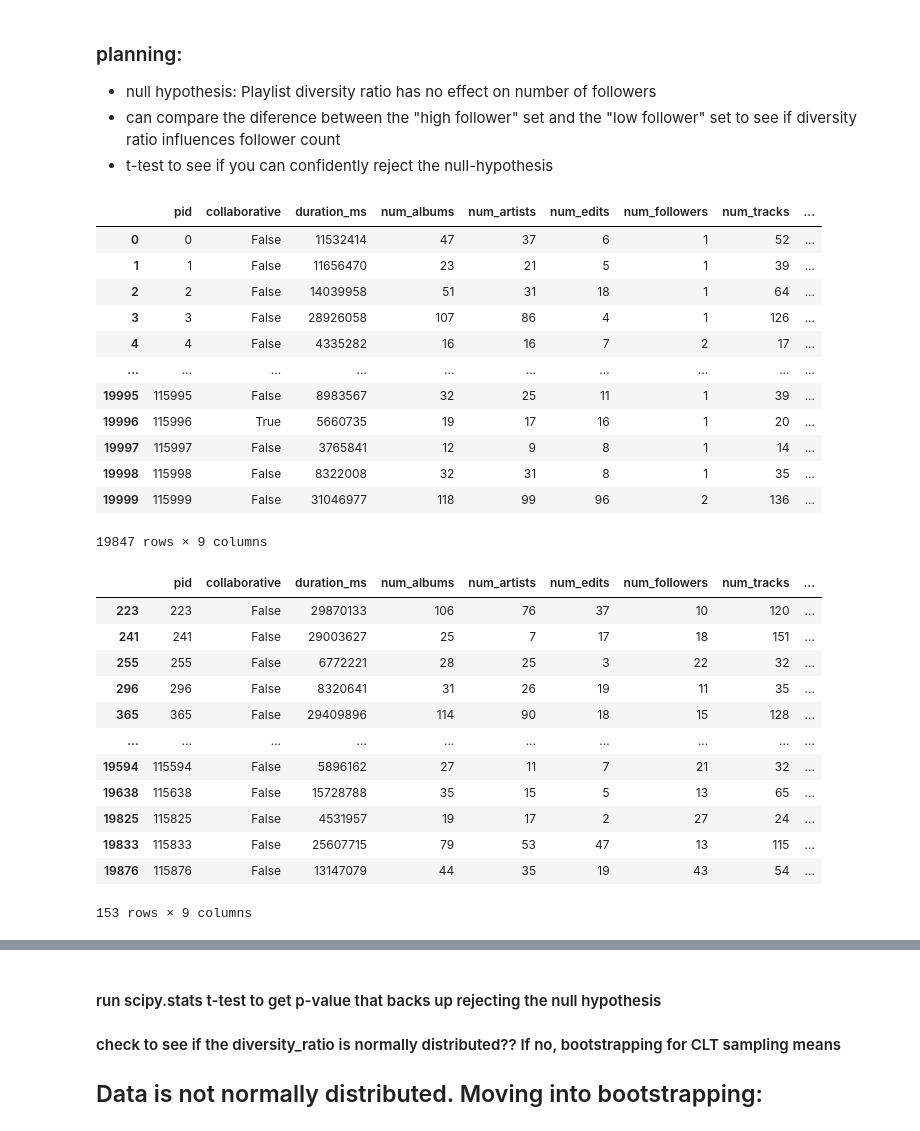
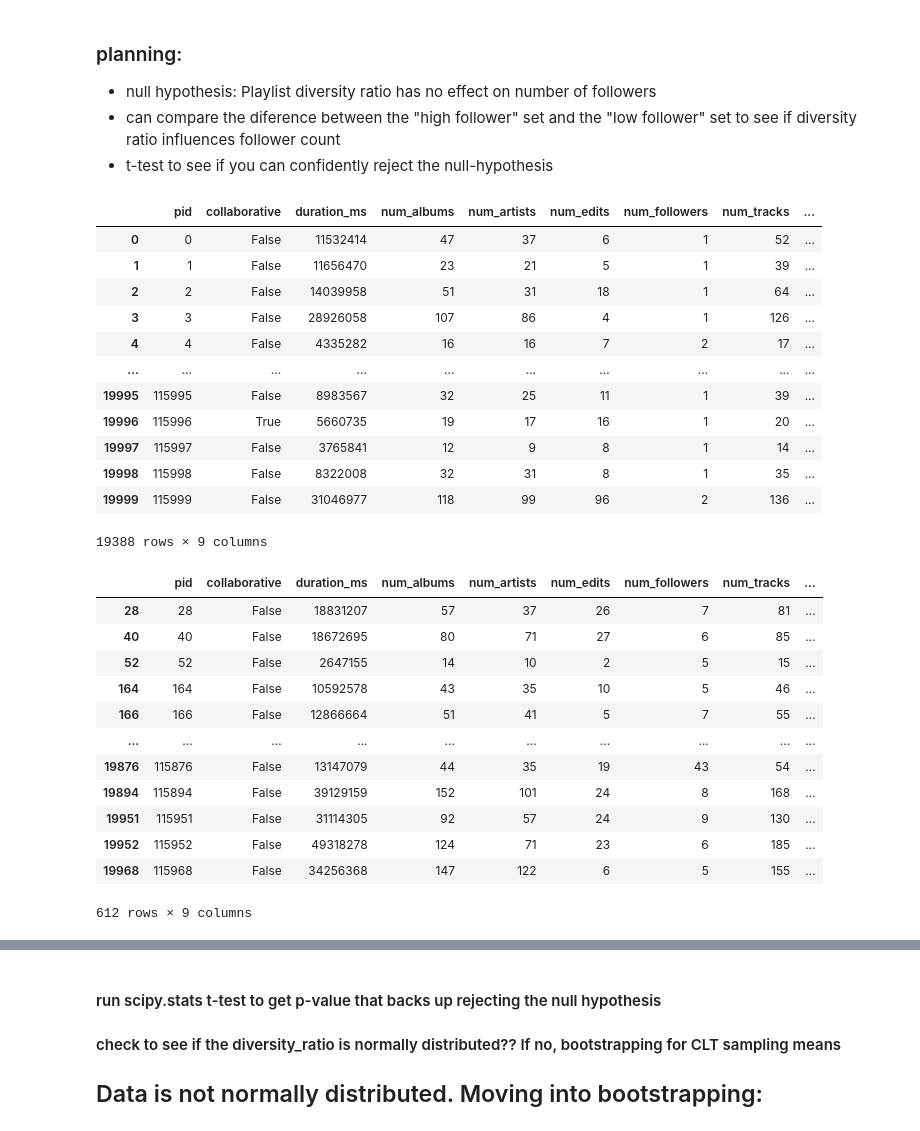
Before and after one commit to chris-stellato/capstone1, a Jupyter notebook: visuals_capstone1_day3.ipynb, the cells around one changed output, grey strips where cells are left out. Drawn from its saved outputs; the diff is of its cells as text; code cells hidden in the pictures.

```diff
--- a/visuals_capstone1_day3.ipynb
+++ b/visuals_capstone1_day3.ipynb
@@ -54,7 +54,7 @@ plt.tight_layout()
 - can compare the diference between the "high follower" set and the "low follower" set to see if diversity ratio influences follower count
 - t-test to see if you can confidently reject the null-hypothesis
 # %%
-less_than = df[df['num_followers'] < 10]
+less_than = df[df['num_followers'] < 5]
 less_than
 # %% [output]
 |  | pid | collaborative | duration_ms | num_albums | num_artists | num_edits | num_followers | num_tracks | ... |
@@ -69,24 +69,24 @@ less_than
 | 19997 | 115997 | False | 3765841 | 12 | 9 | 8 | 1 | 14 | ... |
 | 19998 | 115998 | False | 8322008 | 32 | 31 | 8 | 1 | 35 | ... |
 | 19999 | 115999 | False | 31046977 | 118 | 99 | 96 | 2 | 136 | ... |
-19847 rows × 9 columns
+19388 rows × 9 columns
 # %%
-greater_equal = df[df['num_followers'] >= 10]
+greater_equal = df[df['num_followers'] >= 5]
 greater_equal
 # %% [output]
 |  | pid | collaborative | duration_ms | num_albums | num_artists | num_edits | num_followers | num_tracks | ... |
-| 223 | 223 | False | 29870133 | 106 | 76 | 37 | 10 | 120 | ... |
-| 241 | 241 | False | 29003627 | 25 | 7 | 17 | 18 | 151 | ... |
-| 255 | 255 | False | 6772221 | 28 | 25 | 3 | 22 | 32 | ... |
-| 296 | 296 | False | 8320641 | 31 | 26 | 19 | 11 | 35 | ... |
-| 365 | 365 | False | 29409896 | 114 | 90 | 18 | 15 | 128 | ... |
+| 28 | 28 | False | 18831207 | 57 | 37 | 26 | 7 | 81 | ... |
+| 40 | 40 | False | 18672695 | 80 | 71 | 27 | 6 | 85 | ... |
+| 52 | 52 | False | 2647155 | 14 | 10 | 2 | 5 | 15 | ... |
+| 164 | 164 | False | 10592578 | 43 | 35 | 10 | 5 | 46 | ... |
+| 166 | 166 | False | 12866664 | 51 | 41 | 5 | 7 | 55 | ... |
 | ... | ... | ... | ... | ... | ... | ... | ... | ... | ... |
-| 19594 | 115594 | False | 5896162 | 27 | 11 | 7 | 21 | 32 | ... |
-| 19638 | 115638 | False | 15728788 | 35 | 15 | 5 | 13 | 65 | ... |
-| 19825 | 115825 | False | 4531957 | 19 | 17 | 2 | 27 | 24 | ... |
-| 19833 | 115833 | False | 25607715 | 79 | 53 | 47 | 13 | 115 | ... |
 | 19876 | 115876 | False | 13147079 | 44 | 35 | 19 | 43 | 54 | ... |
+| 19894 | 115894 | False | 39129159 | 152 | 101 | 24 | 8 | 168 | ... |
+| 19951 | 115951 | False | 31114305 | 92 | 57 | 24 | 9 | 130 | ... |
+| 19952 | 115952 | False | 49318278 | 124 | 71 | 23 | 6 | 185 | ... |
+| 19968 | 115968 | False | 34256368 | 147 | 122 | 6 | 5 | 155 | ... |
-153 rows × 9 columns
+612 rows × 9 columns
 # %%
 less_than_mean = less_than.diversity_ratio.mean()
 less_than_mean
```
Also changed, not shown: parts of 20 cells of this notebook.
